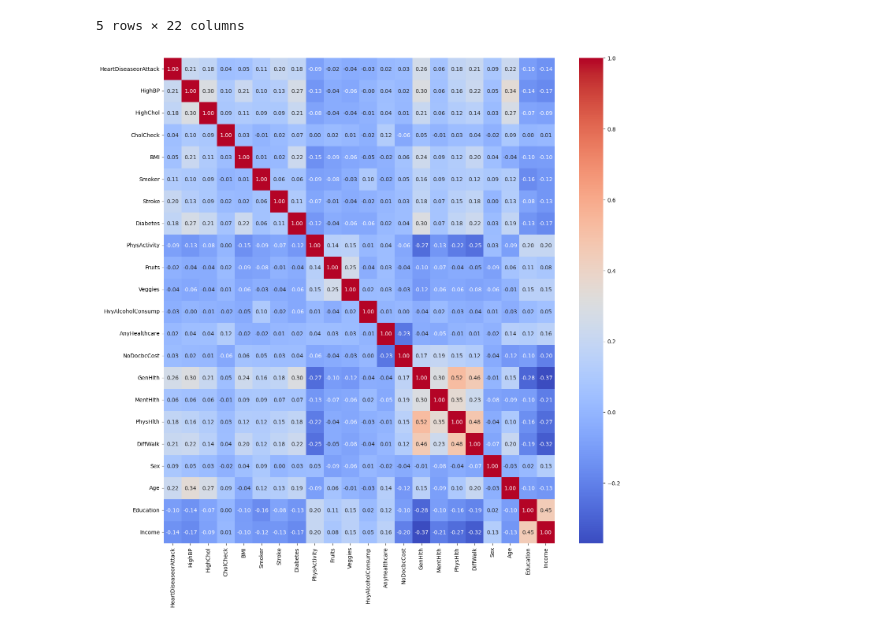
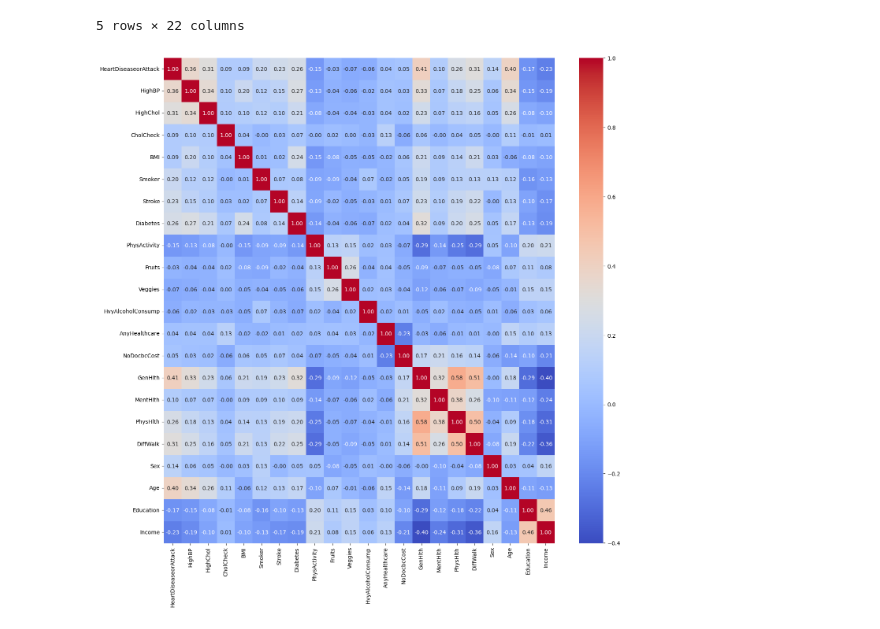
Before and after one commit to rasooly-dev/ECS170Project, a Jupyter notebook: main.ipynb, the cells around one changed output. Cells and saved outputs as stored; diff of their text form; code cells hidden in the pictures.

Commit message:
Add multiple models Testing balanced and unbalanced dataset

```diff
--- a/main.ipynb
+++ b/main.ipynb
@@ -17,13 +17,22 @@ dataset.head()
 | 3 | 0.0 | 1.0 | 0.0 | 1.0 | 27.0 | 0.0 | 0.0 | 0.0 | 1.0 | ... |
 | 4 | 0.0 | 1.0 | 1.0 | 1.0 | 24.0 | 0.0 | 0.0 | 0.0 | 1.0 | ... |
 5 rows × 22 columns
+# %%
+# Balancing the dataset to reduce bias
+# Balance the dataset by matching the number of heart disease cases with the number of non-heart disease cases
+heart_disease_cases = dataset[dataset['HeartDiseaseorAttack'] == 1]
+non_heart_disease_cases = dataset[dataset['HeartDiseaseorAttack'] == 0]
+
+non_heart_disease_cases = non_heart_disease_cases.sample(n=heart_disease_cases.shape[0], random_state=42)
+
+balanced_dataset = pd.concat([heart_disease_cases, non_heart_disease_cases])
 # %%
 # Plot the correlation matrix
 import seaborn as sns
 import matplotlib.pyplot as plt
 
 plt.figure(figsize=(16, 16))
-sns.heatmap(dataset.corr(), annot=True, fmt='.2f', cmap='coolwarm')
+sns.heatmap(balanced_dataset.corr(), annot=True, fmt='.2f', cmap='coolwarm')
 plt.show()
 # %% [output]
-[figure, old version]
+[figure, new version]
```
Also changed, not shown: parts of 19 cells of this notebook.
